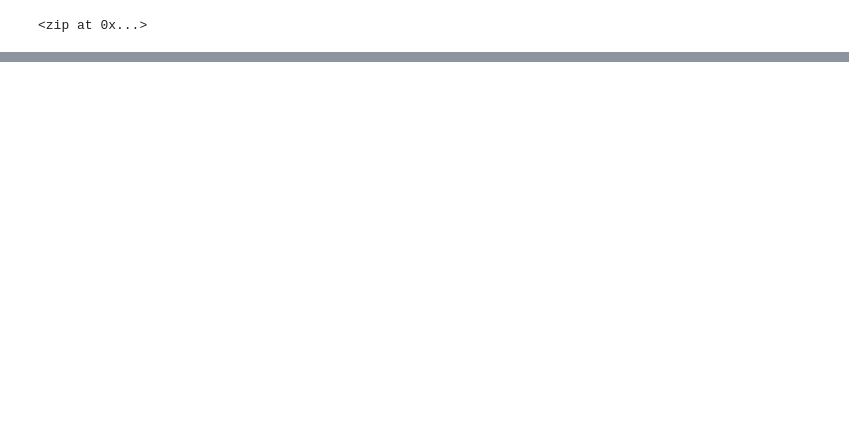
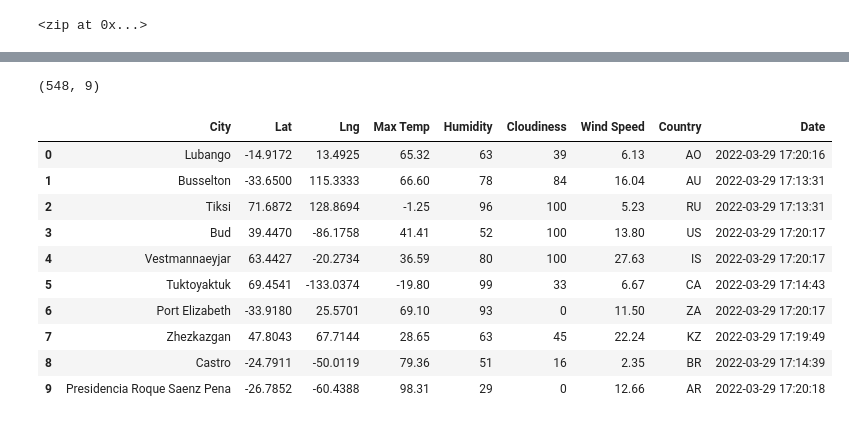
Before and after one commit to kamelne/World_Weather_Analysis, a Jupyter notebook: WeatherPy.ipynb, the cells around one changed output, grey strips where cells are left out. Cells and saved outputs as stored; diff of their text form; code cells hidden in the pictures; blank space fills up the shorter version.

Commit message:
updaed weatherpy and gitignore

```diff
--- a/WeatherPy.ipynb
+++ b/WeatherPy.ipynb
@@ -32,0 +33,11 @@ len(cities)
+# %%
+# Import the requests library.
+import requests
+
+# Import the API key.
+from config import weather_api_key
+url = "http://api.openweathermap.org/data/2.5/weather?units=Imperial&APPID=" + weather_api_key
+
+# Import the time library and the datetime module from the datetime library
+import time
+from datetime import datetime
@@ -32,0 +124,20 @@ len(cities)
+# %%
+# Convert the array of dictionaries to a Pandas DataFrame.
+city_data_df = pd.DataFrame(city_data)
+city_data_df.shape
+# %% [output]
+(548, 9)
+# %%
+city_data_df.head(10)
+# %% [output]
+|  | City | Lat | Lng | Max Temp | Humidity | Cloudiness | Wind Speed | Country | Date |
+| 0 | Lubango | -14.9172 | 13.4925 | 65.32 | 63 | 39 | 6.13 | AO | 2022-03-29 17:20:16 |
+| 1 | Busselton | -33.6500 | 115.3333 | 66.60 | 78 | 84 | 16.04 | AU | 2022-03-29 17:13:31 |
+| 2 | Tiksi | 71.6872 | 128.8694 | -1.25 | 96 | 100 | 5.23 | RU | 2022-03-29 17:13:31 |
+| 3 | Bud | 39.4470 | -86.1758 | 41.41 | 52 | 100 | 13.80 | US | 2022-03-29 17:20:17 |
+| 4 | Vestmannaeyjar | 63.4427 | -20.2734 | 36.59 | 80 | 100 | 27.63 | IS | 2022-03-29 17:20:17 |
+| 5 | Tuktoyaktuk | 69.4541 | -133.0374 | -19.80 | 99 | 33 | 6.67 | CA | 2022-03-29 17:14:43 |
+| 6 | Port Elizabeth | -33.9180 | 25.5701 | 69.10 | 93 | 0 | 11.50 | ZA | 2022-03-29 17:20:17 |
+| 7 | Zhezkazgan | 47.8043 | 67.7144 | 28.65 | 63 | 45 | 22.24 | KZ | 2022-03-29 17:19:49 |
+| 8 | Castro | -24.7911 | -50.0119 | 79.36 | 51 | 16 | 2.35 | BR | 2022-03-29 17:14:39 |
+| 9 | Presidencia Roque Saenz Pena | -26.7852 | -60.4388 | 98.31 | 29 | 0 | 12.66 | AR | 2022-03-29 17:20:18 |
```
Also changed, not shown: parts of 4 cells of this notebook, 2 other files.
